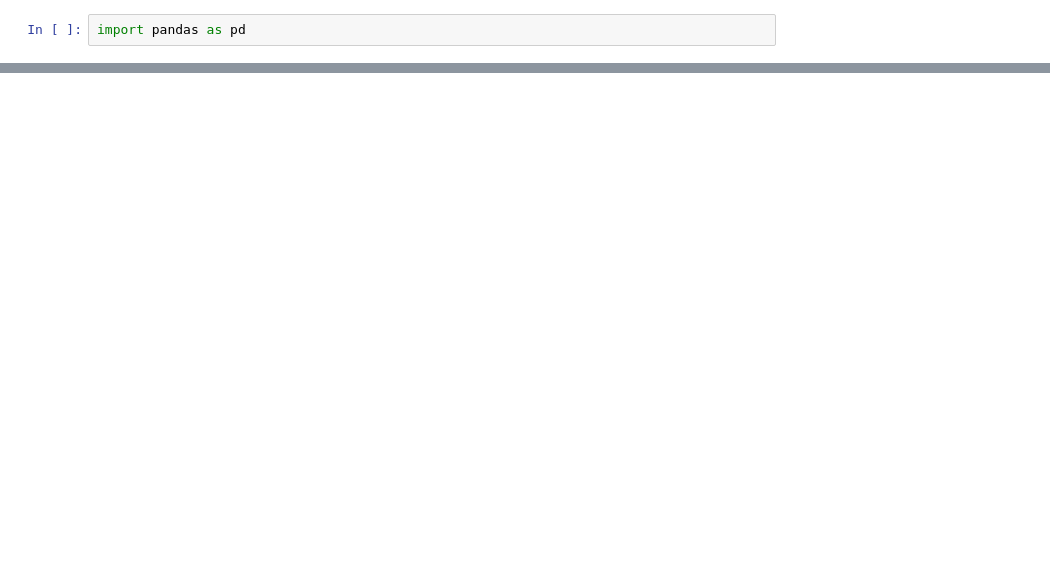
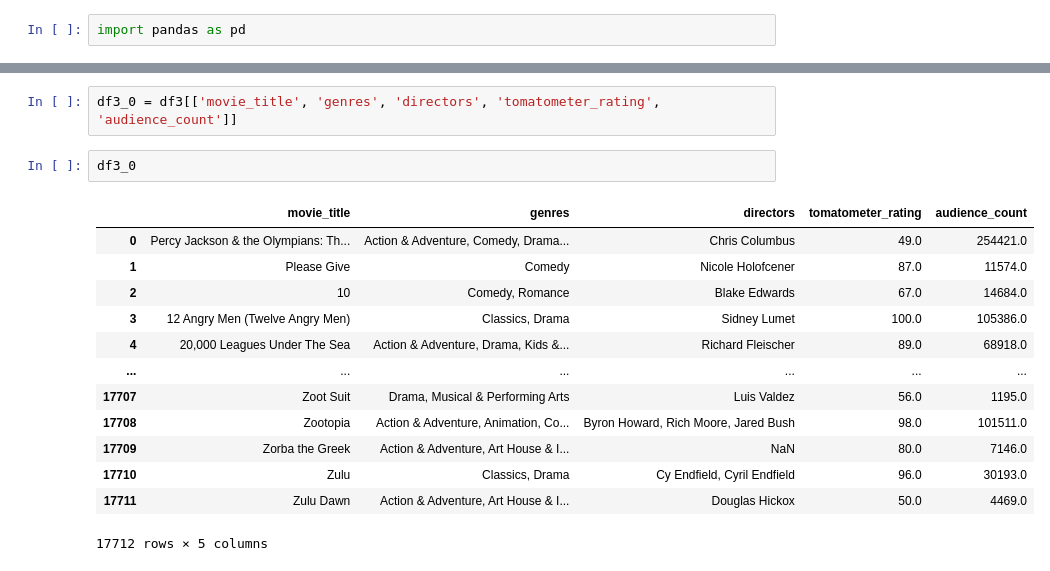
Before and after one commit to camdeman/MMA, a Jupyter notebook: Untitled.ipynb, the cells around one changed output, grey strips where cells are left out. Cells and saved outputs as stored; diff of their text form; blank space fills up the shorter version.

```diff
--- a/Untitled.ipynb
+++ b/Untitled.ipynb
@@ -24,0 +97,18 @@ FileNotFoundError: [Errno 2] No such file or directory: 'projects/bsc-phase-1/da
+# %%
+df3_0 = df3[['movie_title', 'genres', 'directors', 'tomatometer_rating', 'audience_count']]
+# %%
+df3_0
+# %% [output]
+|  | movie_title | genres | directors | tomatometer_rating | audience_count |
+| 0 | Percy Jackson & the Olympians: Th... | Action & Adventure, Comedy, Drama... | Chris Columbus | 49.0 | 254421.0 |
+| 1 | Please Give | Comedy | Nicole Holofcener | 87.0 | 11574.0 |
+| 2 | 10 | Comedy, Romance | Blake Edwards | 67.0 | 14684.0 |
+| 3 | 12 Angry Men (Twelve Angry Men) | Classics, Drama | Sidney Lumet | 100.0 | 105386.0 |
+| 4 | 20,000 Leagues Under The Sea | Action & Adventure, Drama, Kids &... | Richard Fleischer | 89.0 | 68918.0 |
+| ... | ... | ... | ... | ... | ... |
+| 17707 | Zoot Suit | Drama, Musical & Performing Arts | Luis Valdez | 56.0 | 1195.0 |
+| 17708 | Zootopia | Action & Adventure, Animation, Co... | Byron Howard, Rich Moore, Jared Bush | 98.0 | 101511.0 |
+| 17709 | Zorba the Greek | Action & Adventure, Art House & I... | NaN | 80.0 | 7146.0 |
+| 17710 | Zulu | Classics, Drama | Cy Endfield, Cyril Endfield | 96.0 | 30193.0 |
+| 17711 | Zulu Dawn | Action & Adventure, Art House & I... | Douglas Hickox | 50.0 | 4469.0 |
+17712 rows × 5 columns
```
Also changed, not shown: parts of 10 cells of this notebook.
